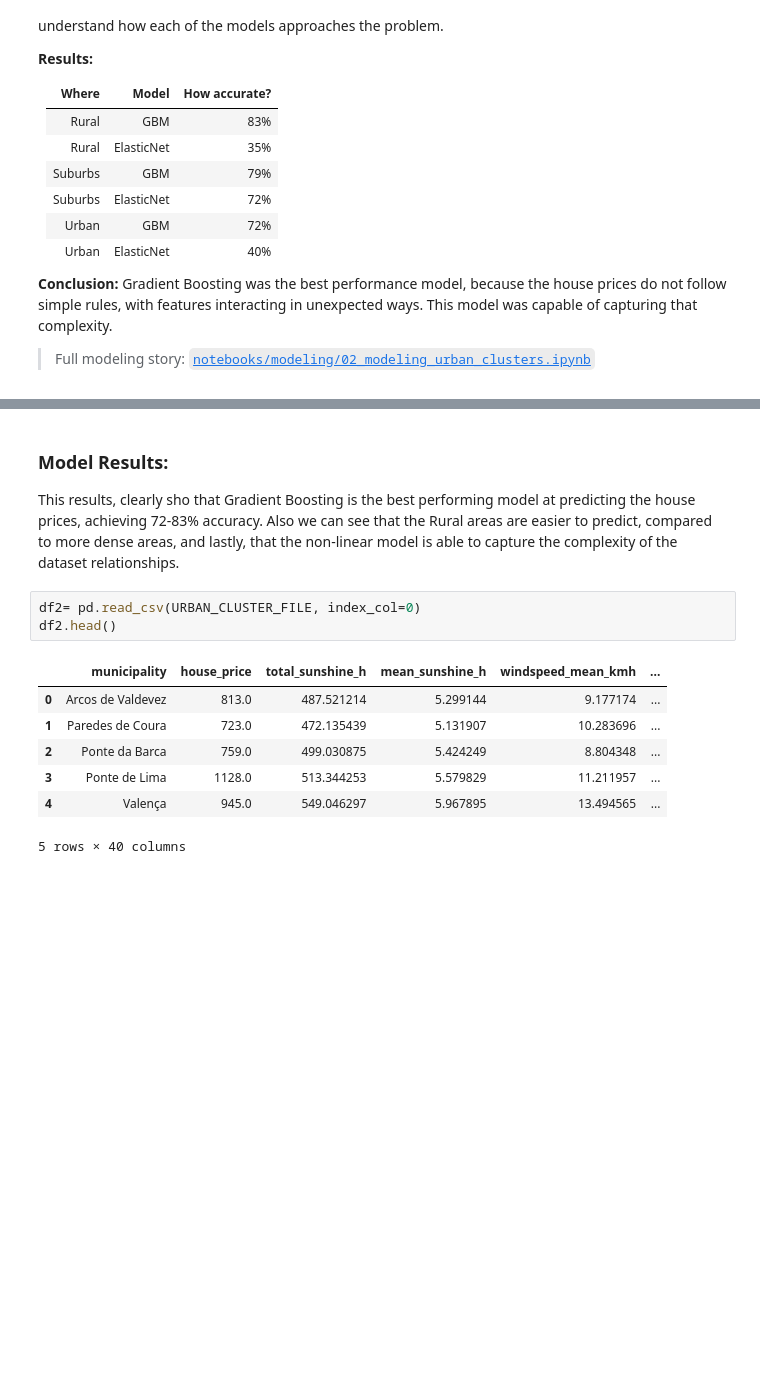
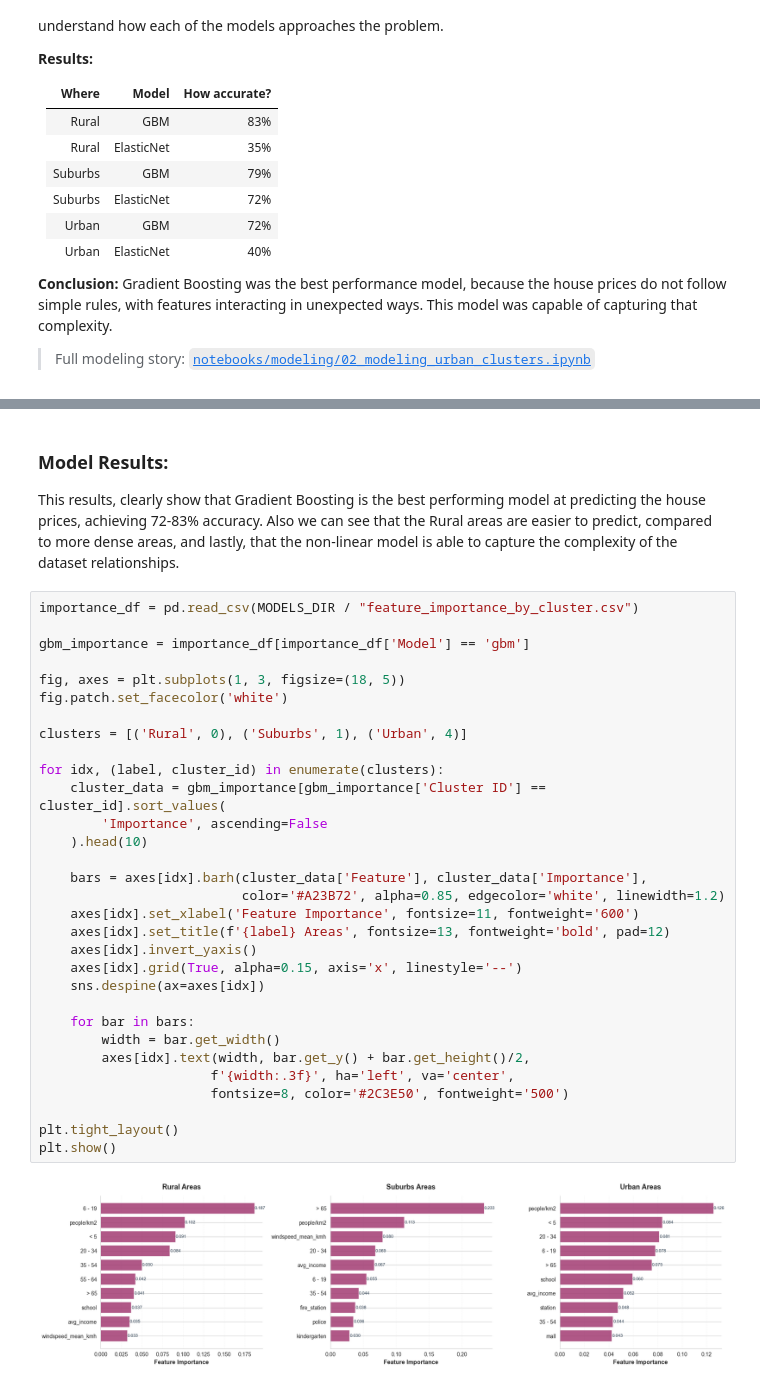
Before and after one commit to Shushunya/FCD-housing-prices, a Jupyter notebook: code/main.ipynb, the cells around one changed output, grey strips where cells are left out. Drawn from its saved outputs; the diff is of its cells as text; blank space fills up the shorter version.

```diff
--- a/code/main.ipynb
+++ b/code/main.ipynb
@@ -266,15 +283,37 @@ plt.show()
 [figure]
 # %% [markdown]
 ### Model Results:
-This results, clearly sho that Gradient Boosting is the best performing model at predicting the house prices, achieving 72-83% accuracy. Also we can see that the Rural areas are easier to predict, compared to more dense areas, and lastly, that the non-linear model is able to capture the complexity of the dataset relationships.
+This results, clearly show that Gradient Boosting is the best performing model at predicting the house prices, achieving 72-83% accuracy. Also we can see that the Rural areas are easier to predict, compared to more dense areas, and lastly, that the non-linear model is able to capture the complexity of the dataset relationships.
-# %%
-df2= pd.read_csv(URBAN_CLUSTER_FILE, index_col=0)
-df2.head()
-# %% [output]
-|  | municipality | house_price | total_sunshine_h | mean_sunshine_h | windspeed_mean_kmh | ... |
-| 0 | Arcos de Valdevez | 813.0 | 487.521214 | 5.299144 | 9.177174 | ... |
-| 1 | Paredes de Coura | 723.0 | 472.135439 | 5.131907 | 10.283696 | ... |
-| 2 | Ponte da Barca | 759.0 | 499.030875 | 5.424249 | 8.804348 | ... |
-| 3 | Ponte de Lima | 1128.0 | 513.344253 | 5.579829 | 11.211957 | ... |
-| 4 | Valença | 945.0 | 549.046297 | 5.967895 | 13.494565 | ... |
-5 rows × 40 columns
+# %%
+importance_df = pd.read_csv(MODELS_DIR / "feature_importance_by_cluster.csv")
+
+gbm_importance = importance_df[importance_df['Model'] == 'gbm']
+
+fig, axes = plt.subplots(1, 3, figsize=(18, 5))
+fig.patch.set_facecolor('white')
+
+clusters = [('Rural', 0), ('Suburbs', 1), ('Urban', 4)]
+
+for idx, (label, cluster_id) in enumerate(clusters):
+    cluster_data = gbm_importance[gbm_importance['Cluster ID'] == cluster_id].sort_values(
+        'Importance', ascending=False
+    ).head(10)
+
+    bars = axes[idx].barh(cluster_data['Feature'], cluster_data['Importance'],
+                          color='#A23B72', alpha=0.85, edgecolor='white', linewidth=1.2)
+    axes[idx].set_xlabel('Feature Importance', fontsize=11, fontweight='600')
+    axes[idx].set_title(f'{label} Areas', fontsize=13, fontweight='bold', pad=12)
+    axes[idx].invert_yaxis()
+    axes[idx].grid(True, alpha=0.15, axis='x', linestyle='--')
+    sns.despine(ax=axes[idx])
+
+    for bar in bars:
+        width = bar.get_width()
+        axes[idx].text(width, bar.get_y() + bar.get_height()/2,
+                      f'{width:.3f}', ha='left', va='center',
+                      fontsize=8, color='#2C3E50', fontweight='500')
+
+plt.tight_layout()
+plt.show()
+# %% [output]
+[figure, added]
```
Also changed, not shown: parts of 10 cells of this notebook.
